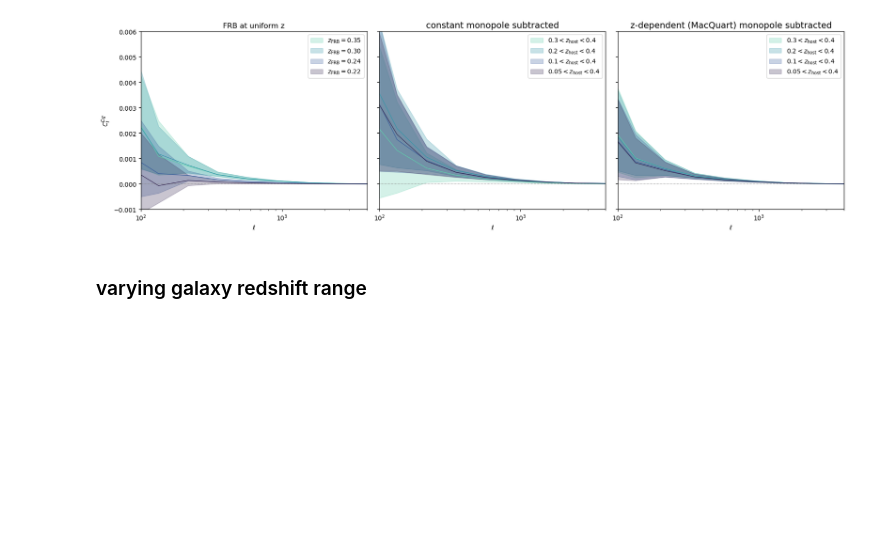
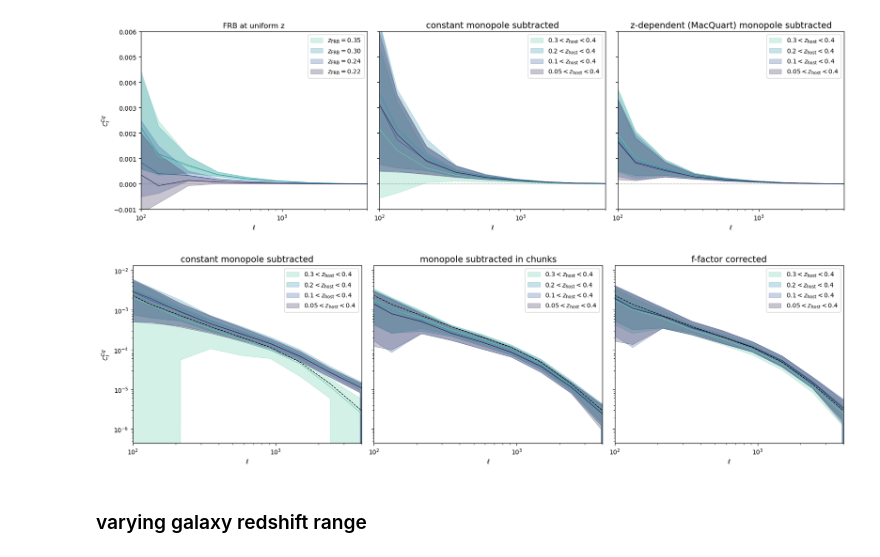
Before and after one commit to aqcheng/illustris_frb, a Jupyter notebook: notebooks/investigate_experiments.ipynb, the cells around one changed output. Cells and saved outputs as stored; diff of their text form; code cells hidden in the pictures; blank space fills up the shorter version.

Commit message:
accounted for f-factor

```diff
--- a/notebooks/investigate_experiments.ipynb
+++ b/notebooks/investigate_experiments.ipynb
@@ -504,2 +526,31 @@ plt.tight_layout()
+# %%
+Cl_zchunk_corrected = {}
+for key in [(0.3, 0.4), (0.2, 0.4), (0.1, 0.4), (0.05, 0.4)]:
+    mask = np.stack( new_res['frb_zranges'][key]['mult_trial'], axis=0 ) > 0
+    x1z = np.stack( new_res['frb_zranges'][key]['x1z_trial'], axis=0 )
+    z = np.zeros_like(x1z)
+    z[mask] = z_from_x1z(x1z[mask])
+    f0 = np.mean((z > g_zrange[0]) & (z <= g_zrange[1]), axis=(1,2))
+    f1 = np.mean((z > g_zrange[1]), axis=(1,2))
+    f = np.mean(mask, axis=(1,2))
+    Cl_zchunk_corrected[key] = Cl_zchunk[key] / np.atleast_2d((0.5*f0 + f1)/f).T
+# %%
+fig, axes = plt.subplots(1, 3, figsize=(17, 5), sharex=True, sharey=True)
+
+ref_Cls = np.mean(Cl_midslice[(0.3, 0.4)], axis=0)
+
+titles = ['constant monopole subtracted', 'monopole subtracted in chunks', 'f-factor corrected']
+for i, Cldict in enumerate([Cl, Cl_zchunk, Cl_zchunk_corrected]):
+    ax = axes[i]
+    subplot_from_dict(ells, Cldict, whichkeys=[(0.3, 0.4), (0.2, 0.4), (0.1, 0.4), (0.05, 0.4)],
+                      labels=lambda x: f'${x[0]} < ' + r'z_\text{host}' + f' < {x[1]}$',
+                      colors=mako, ax=ax, legend=True)
+    if i > 0:
+        ax.set_ylabel('')
+    ax.plot(ells, ref_Cls, color='k', ls='--', lw=1)
+    ax.set_title(titles[i], fontsize=14)
+plt.tight_layout()
+# %% [output]
+[figure, added]
 # %% [markdown]
 ### varying galaxy redshift range
```
Also changed, not shown: parts of 4 cells of this notebook.
